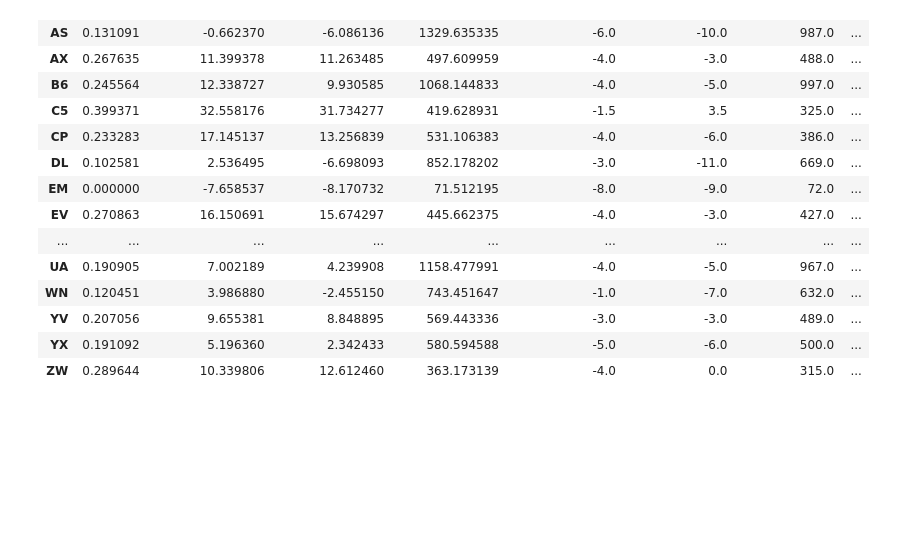
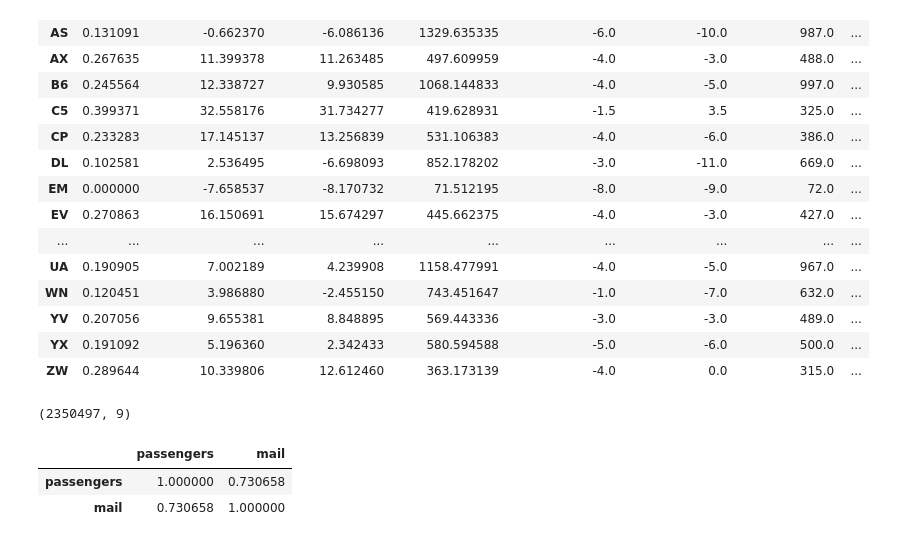
Before and after one commit to sjmitche9/Midterm-Project, a Jupyter notebook: LHL info/Carrier Information.ipynb, the cells around one changed output. Saved outputs shown, nothing was run; the diff lists cells and outputs as text; code cells hidden in the pictures; blank space fills up the shorter version.

Commit message:
Carrier DF

```diff
--- a/LHL info/Carrier Information.ipynb
+++ b/LHL info/Carrier Information.ipynb
@@ -222,0 +225,22 @@ carrier_flight_fuel
+# %%
+passengers_traveled.shape
+# %% [output]
+(2350497, 9)
+# %%
+pd.set_option('display.max_columns', None)
+# %%
+carrier_passengers=passengers_traveled.loc[passengers_traveled['unique_carrier'].isin(carriers)].groupby(['unique_carrier', 'month', 'year']).sum()
+# %%
+carrier_monthly_avg = carrier_passengers.groupby('unique_carrier').median()
+# %%
+carrier_monthly_avg = carrier_monthly_avg.drop('payload', axis = 1)
+carrier_monthly_avg = carrier_monthly_avg.drop('seats', axis = 1)
+carrier_monthly_avg = carrier_monthly_avg.drop('freight', axis = 1)
+carrier_monthly_avg = carrier_monthly_avg.drop('distance', axis = 1)
+# %%
+carrier_monthly_avg.corr()
+#carrier_flight_fuel.merge(carrier_monthly_avg, how = 'outer', left_index = True, right_index = True)
+# %% [output]
+|  | passengers | mail |
+| passengers | 1.000000 | 0.730658 |
+| mail | 0.730658 | 1.000000 |
```
Also changed, not shown: parts of 4 cells of this notebook, 1 other file.
